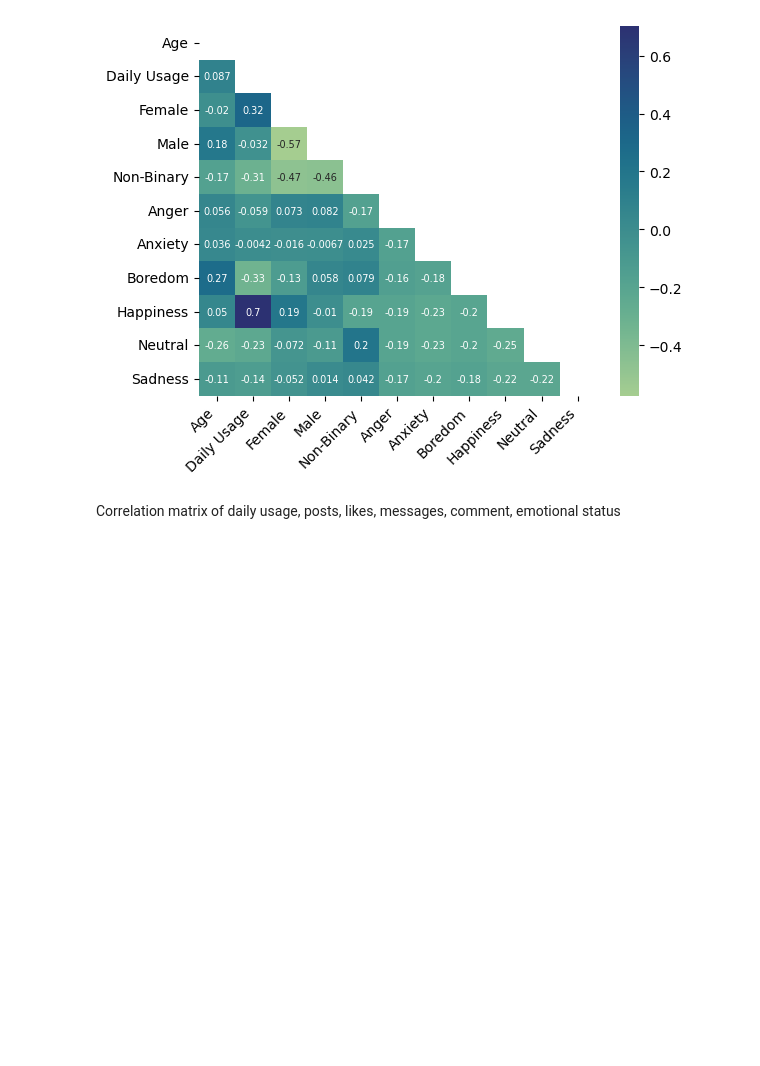
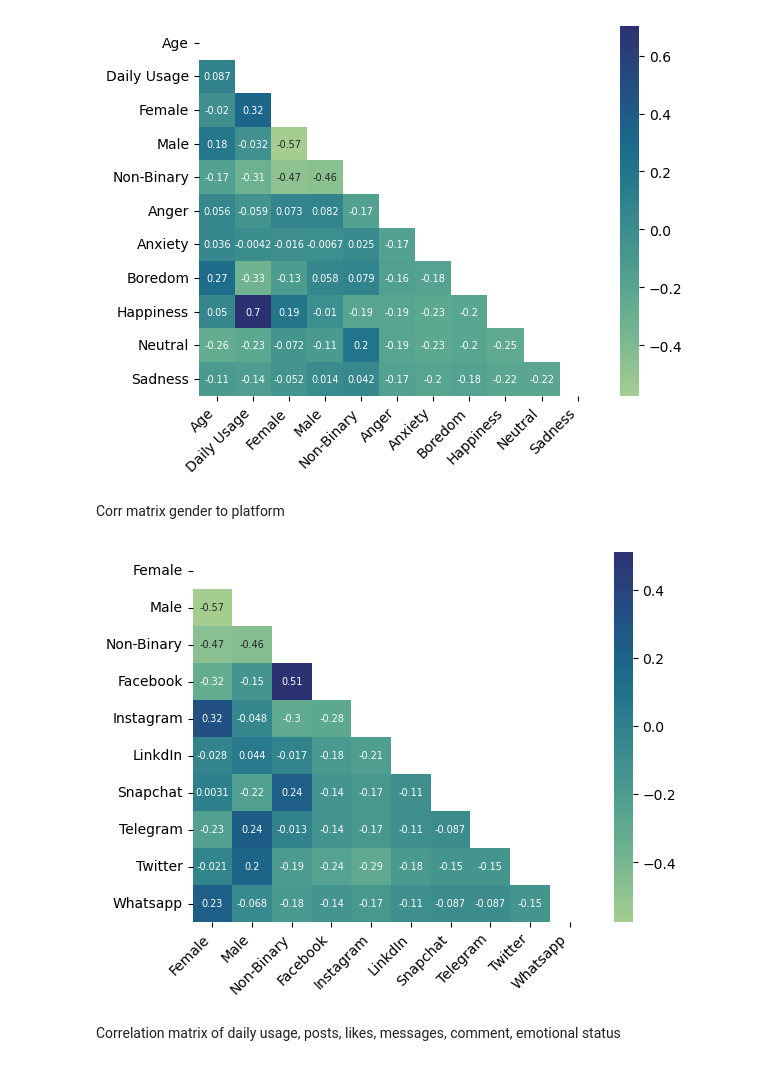
Before and after one commit to Austin-Heard/social-media-emotional-effects, a Jupyter notebook: notebooks/data_template.ipynb, the cells around one changed output. Saved outputs shown, nothing was run; the diff lists cells and outputs as text; code cells hidden in the pictures; blank space fills up the shorter version.

```diff
--- a/notebooks/data_template.ipynb
+++ b/notebooks/data_template.ipynb
@@ -436,6 +437,38 @@ plt.savefig('../img/Age_Gender_to_Emotion_Corr.png', bbox_inches='tight')
 plt.show()
 # %% [output]
 [figure]
+# %% [markdown]
+Corr matrix gender to platform
+# %%
+# Set df to desired columns for corr
+corr_matrix4_columns = ["Gender", "Platform"]
+corr_matrix4 = socialmedia_db[corr_matrix4_columns]
+
+# Change categorial variables into a workable format
+corr_matrix4 = pd.get_dummies(corr_matrix4, columns=["Gender", "Platform"])
+corr_matrix4 = corr_matrix4.corr()
+
+# Define better labels
+custom_labels = ["Female", "Male", "Non-Binary", "Facebook", "Instagram", "LinkdIn", "Snapchat", "Telegram", "Twitter", "Whatsapp"]
+
+# Create matrix, and mask the upper half of the chart
+mask = np.triu(corr_matrix4)
+sns.heatmap(corr_matrix4, annot=True, cmap='crest', mask=mask, annot_kws={"size": 7})
+
+# Ensure the number of labels matches the number of columns/rows in the correlation matrix
+if corr_matrix4.shape[0] == len(custom_labels):
+    plt.xticks(ticks=np.arange(len(custom_labels)) + 0.5, labels=custom_labels, rotation=45, ha='right')
+    plt.yticks(ticks=np.arange(len(custom_labels)) + 0.5, labels=custom_labels, rotation=0)
+else:
+    print("The number of custom labels does not match the number of columns/rows in the correlation matrix.")
+    print(f"Number provided: {len(custom_labels)}")
+    print(f"Length required: {corr_matrix4.shape[0]}")
+
+# Save and display image
+plt.savefig('../img/Gender_to_Platform_Corr.png', bbox_inches='tight')
+plt.show()
+# %% [output]
+[figure, added]
 # %% [markdown]
 Correlation matrix of daily usage, posts, likes, messages, comment, emotional status
 # %%
```
Also changed, not shown: parts of 27 cells of this notebook, 7 other files.
